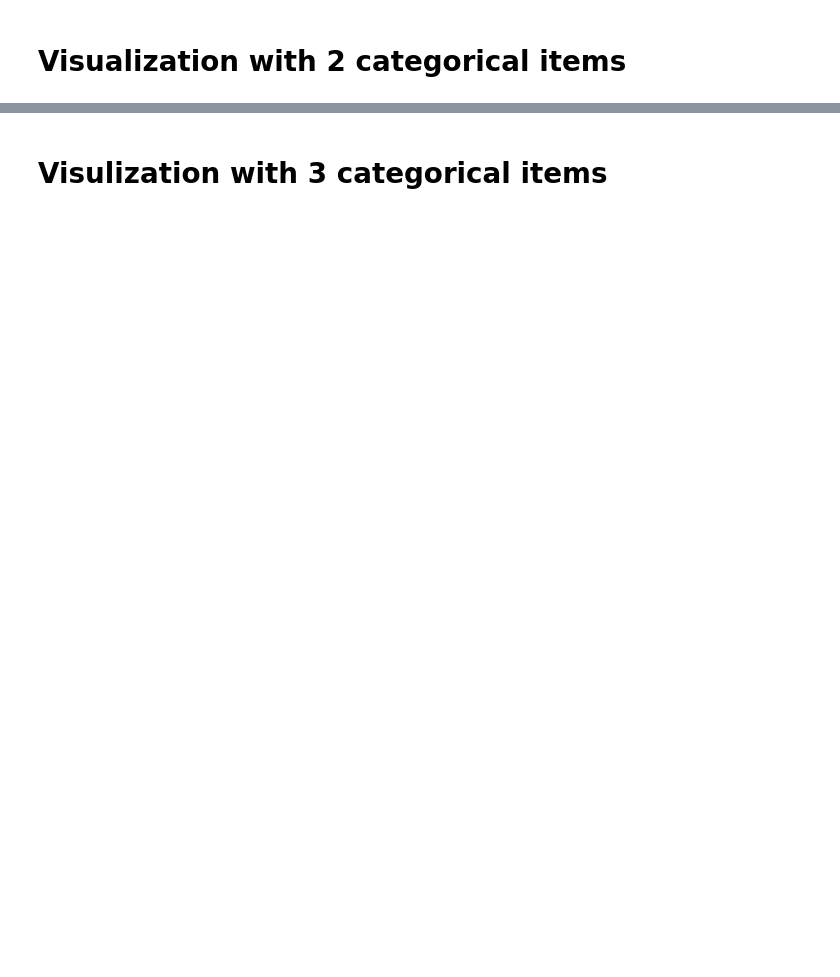
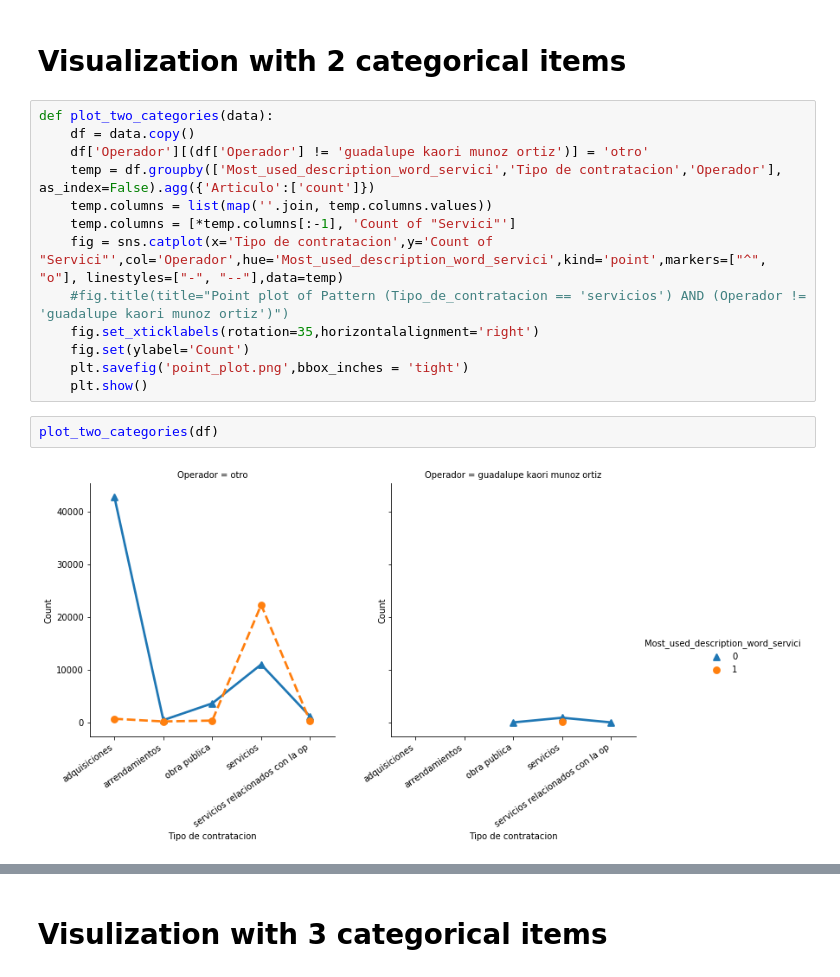
Before and after one commit to ML-Group-Col/Exped_Visualizations, a Jupyter notebook: visuals_ramon.ipynb, the cells around one changed output, grey strips where cells are left out. Drawn from its saved outputs; the diff is of its cells as text; blank space fills up the shorter version.

```diff
--- a/visuals_ramon.ipynb
+++ b/visuals_ramon.ipynb
@@ -55,2 +77,19 @@ bar_plot_one_item(df,'Tipo de contratacion','Most_used_description_word_servici'
 # %% [markdown]
 # Visualization with 2 categorical items
+# %%
+def plot_two_categories(data):
+    df = data.copy()
+    df['Operador'][(df['Operador'] != 'guadalupe kaori munoz ortiz')] = 'otro'
+    temp = df.groupby(['Most_used_description_word_servici','Tipo de contratacion','Operador'], as_index=False).agg({'Articulo':['count']})
+    temp.columns = list(map(''.join, temp.columns.values))
+    temp.columns = [*temp.columns[:-1], 'Count of "Servici"']
+    fig = sns.catplot(x='Tipo de contratacion',y='Count of "Servici"',col='Operador',hue='Most_used_description_word_servici',kind='point',markers=["^", "o"], linestyles=["-", "--"],data=temp)
+    #fig.title(title="Point plot of Pattern (Tipo_de_contratacion == 'servicios') AND (Operador != 'guadalupe kaori munoz ortiz')")
+    fig.set_xticklabels(rotation=35,horizontalalignment='right')
+    fig.set(ylabel='Count')
+    plt.savefig('point_plot.png',bbox_inches = 'tight')
+    plt.show()
+# %%
+plot_two_categories(df)
+# %% [output]
+[figure, added]
```
Also changed, not shown: parts of 4 cells of this notebook, 3 other files.
